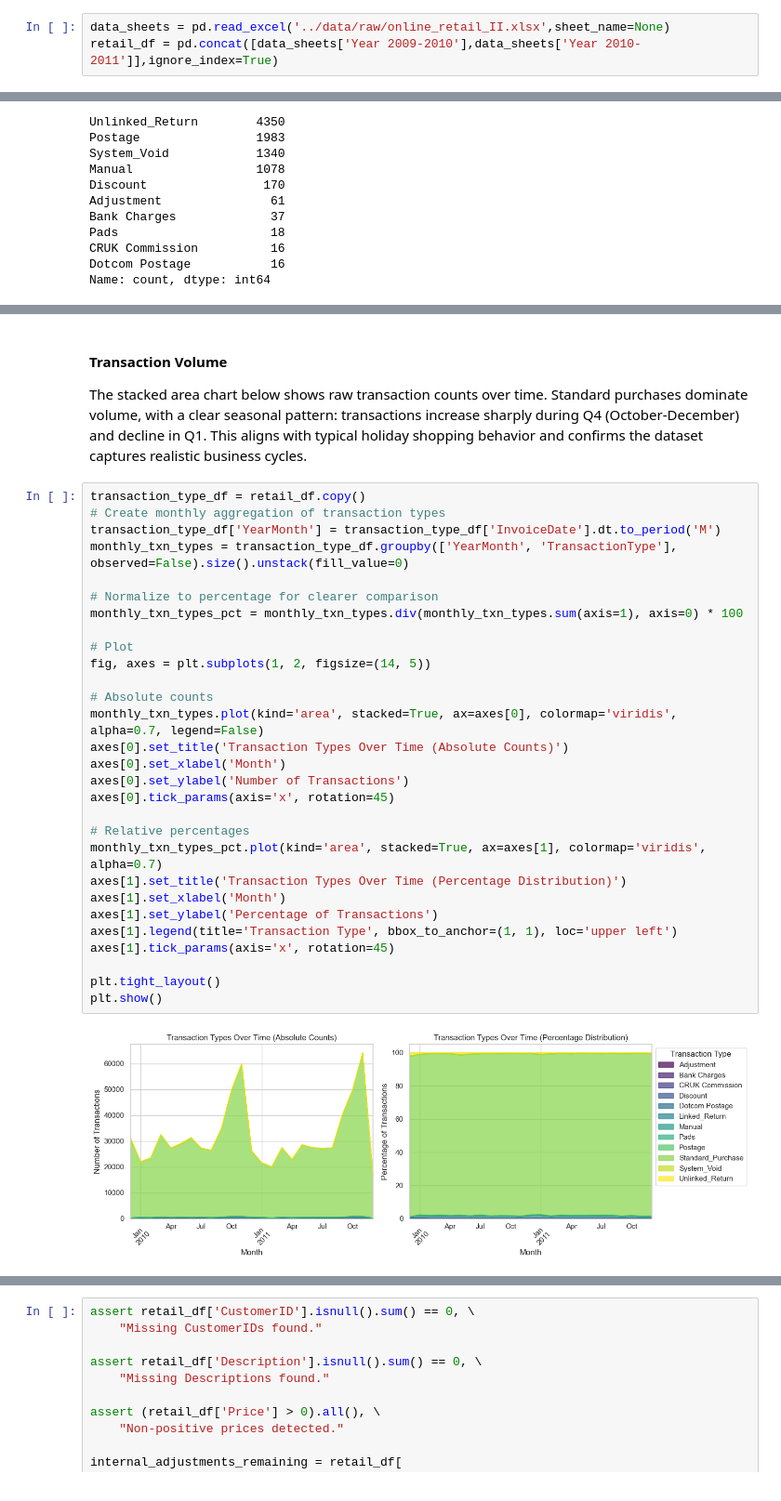
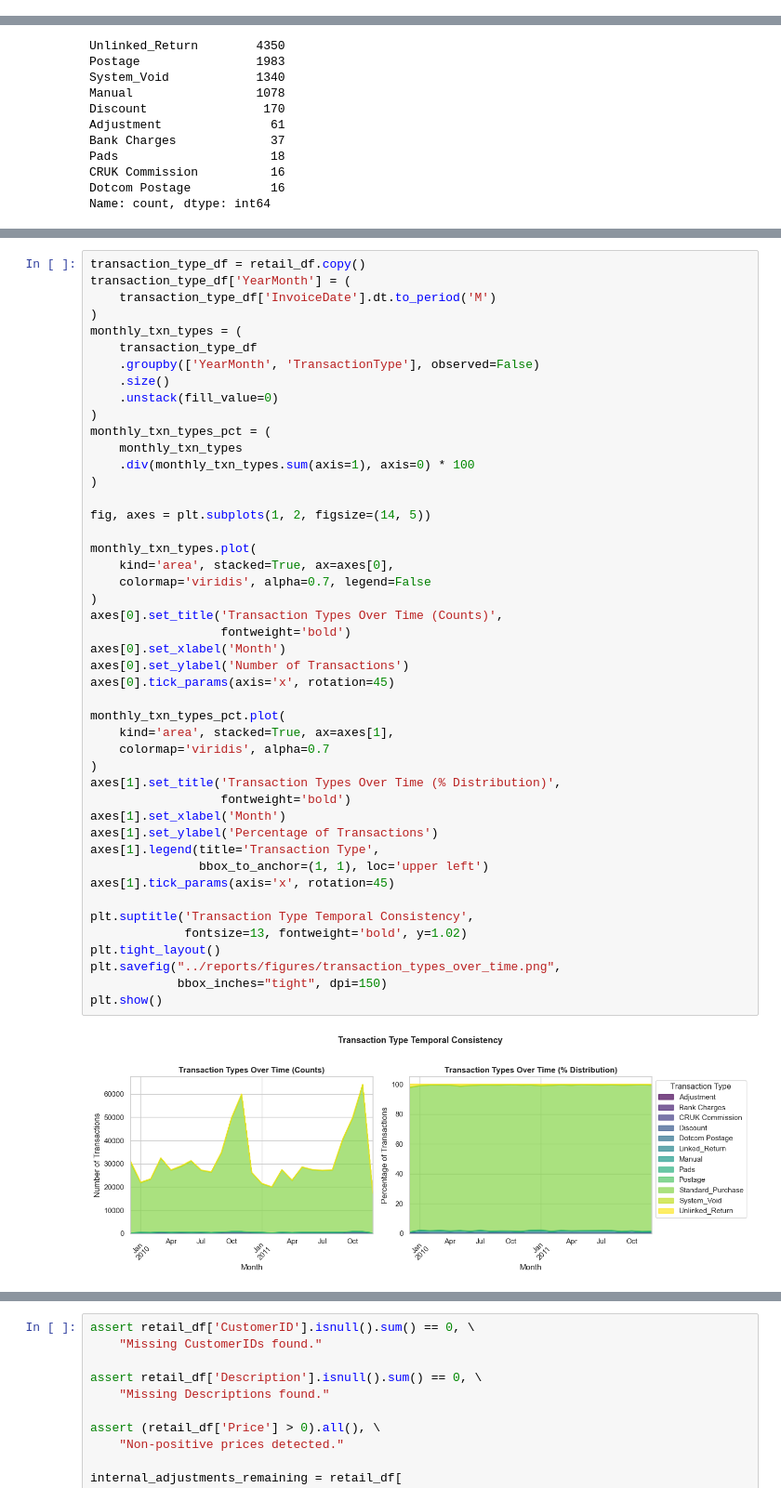
Before and after one commit to stefanobrusadelli/customer-churn-prediction, a Jupyter notebook: notebook/01_data_cleaning.ipynb, the cells around one changed output, grey strips where cells are left out. Shown at 93% size. Cells and saved outputs as stored; diff of their text form.

```diff
--- a/notebook/01_data_cleaning.ipynb
+++ b/notebook/01_data_cleaning.ipynb
@@ -22,5 +72,2 @@ sns.set_theme(style="whitegrid")
-# %%
-data_sheets = pd.read_excel('../data/raw/online_retail_II.xlsx',sheet_name=None)
-retail_df = pd.concat([data_sheets['Year 2009-2010'],data_sheets['Year 2010-2011']],ignore_index=True)
 # %% [markdown]
 ## 2. Initial Data Audit
@@ -352,36 +535,49 @@ Validating temporal consistency is critical to ensure the transaction labeling l
-# %% [markdown]
-#### Transaction Volume
-
-The stacked area chart below shows raw transaction counts over time. Standard purchases dominate volume, with a clear seasonal pattern: transactions increase sharply during Q4 (October-December) and decline in Q1. This aligns with typical holiday shopping behavior and confirms the dataset captures realistic business cycles.
 # %%
 transaction_type_df = retail_df.copy()
-# Create monthly aggregation of transaction types
-transaction_type_df['YearMonth'] = transaction_type_df['InvoiceDate'].dt.to_period('M')
-monthly_txn_types = transaction_type_df.groupby(['YearMonth', 'TransactionType'], observed=False).size().unstack(fill_value=0)
+transaction_type_df['YearMonth'] = (
+    transaction_type_df['InvoiceDate'].dt.to_period('M')
+)
+monthly_txn_types = (
+    transaction_type_df
+    .groupby(['YearMonth', 'TransactionType'], observed=False)
+    .size()
+    .unstack(fill_value=0)
+)
+monthly_txn_types_pct = (
+    monthly_txn_types
+    .div(monthly_txn_types.sum(axis=1), axis=0) * 100
+)
 
-# Normalize to percentage for clearer comparison
-monthly_txn_types_pct = monthly_txn_types.div(monthly_txn_types.sum(axis=1), axis=0) * 100
-
-# Plot
 fig, axes = plt.subplots(1, 2, figsize=(14, 5))
 
-# Absolute counts
-monthly_txn_types.plot(kind='area', stacked=True, ax=axes[0], colormap='viridis', alpha=0.7, legend=False)
-axes[0].set_title('Transaction Types Over Time (Absolute Counts)')
+monthly_txn_types.plot(
+    kind='area', stacked=True, ax=axes[0],
+    colormap='viridis', alpha=0.7, legend=False
+)
+axes[0].set_title('Transaction Types Over Time (Counts)',
+                  fontweight='bold')
 axes[0].set_xlabel('Month')
 axes[0].set_ylabel('Number of Transactions')
 axes[0].tick_params(axis='x', rotation=45)
 
-# Relative percentages
-monthly_txn_types_pct.plot(kind='area', stacked=True, ax=axes[1], colormap='viridis', alpha=0.7)
-axes[1].set_title('Transaction Types Over Time (Percentage Distribution)')
+monthly_txn_types_pct.plot(
+    kind='area', stacked=True, ax=axes[1],
+    colormap='viridis', alpha=0.7
+)
+axes[1].set_title('Transaction Types Over Time (% Distribution)',
+                  fontweight='bold')
 axes[1].set_xlabel('Month')
 axes[1].set_ylabel('Percentage of Transactions')
-axes[1].legend(title='Transaction Type', bbox_to_anchor=(1, 1), loc='upper left')
+axes[1].legend(title='Transaction Type',
+               bbox_to_anchor=(1, 1), loc='upper left')
 axes[1].tick_params(axis='x', rotation=45)
 
+plt.suptitle('Transaction Type Temporal Consistency',
+             fontsize=13, fontweight='bold', y=1.02)
 plt.tight_layout()
+plt.savefig("../reports/figures/transaction_types_over_time.png",
+            bbox_inches="tight", dpi=150)
 plt.show()
 # %% [output]
-[figure, old version]
+[figure, new version]
 # %% [markdown]
```
Also changed, not shown: parts of 44 cells of this notebook.
